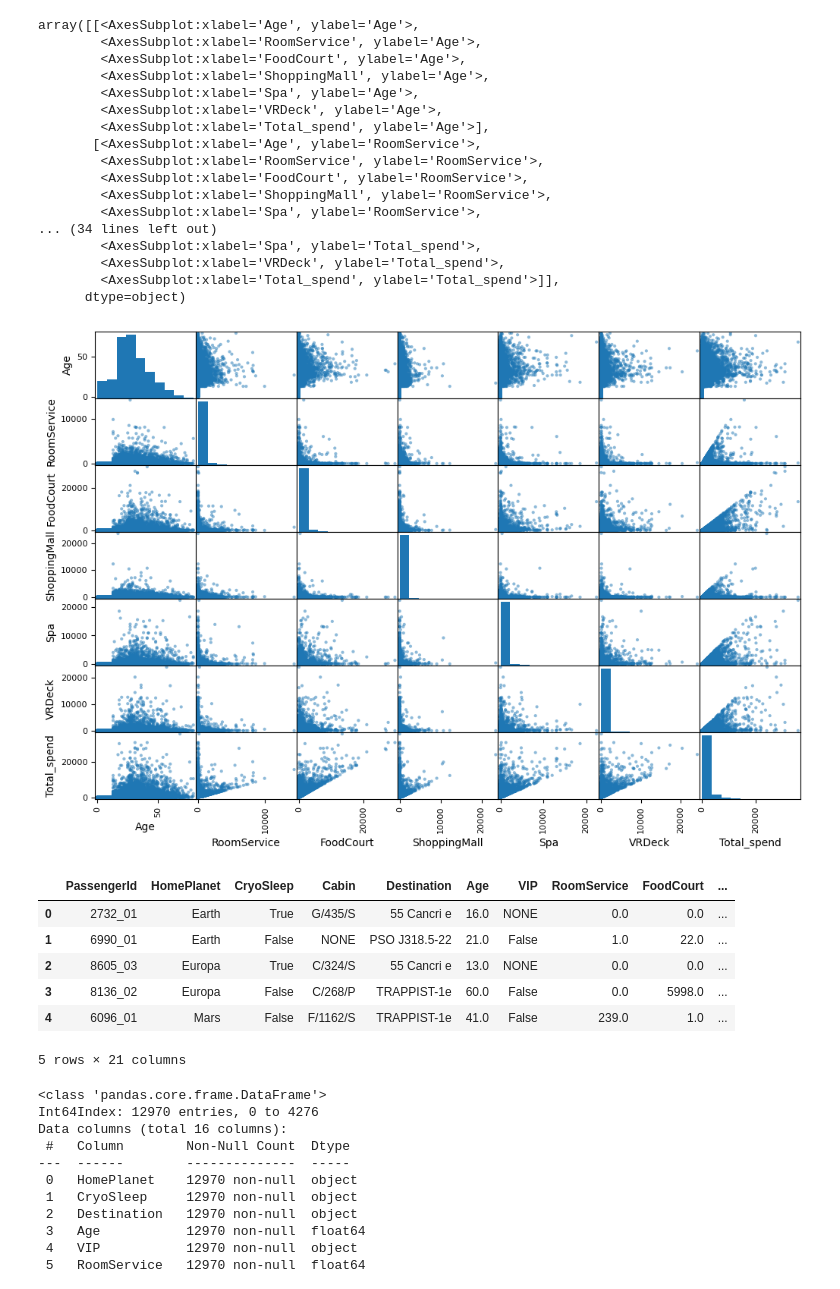
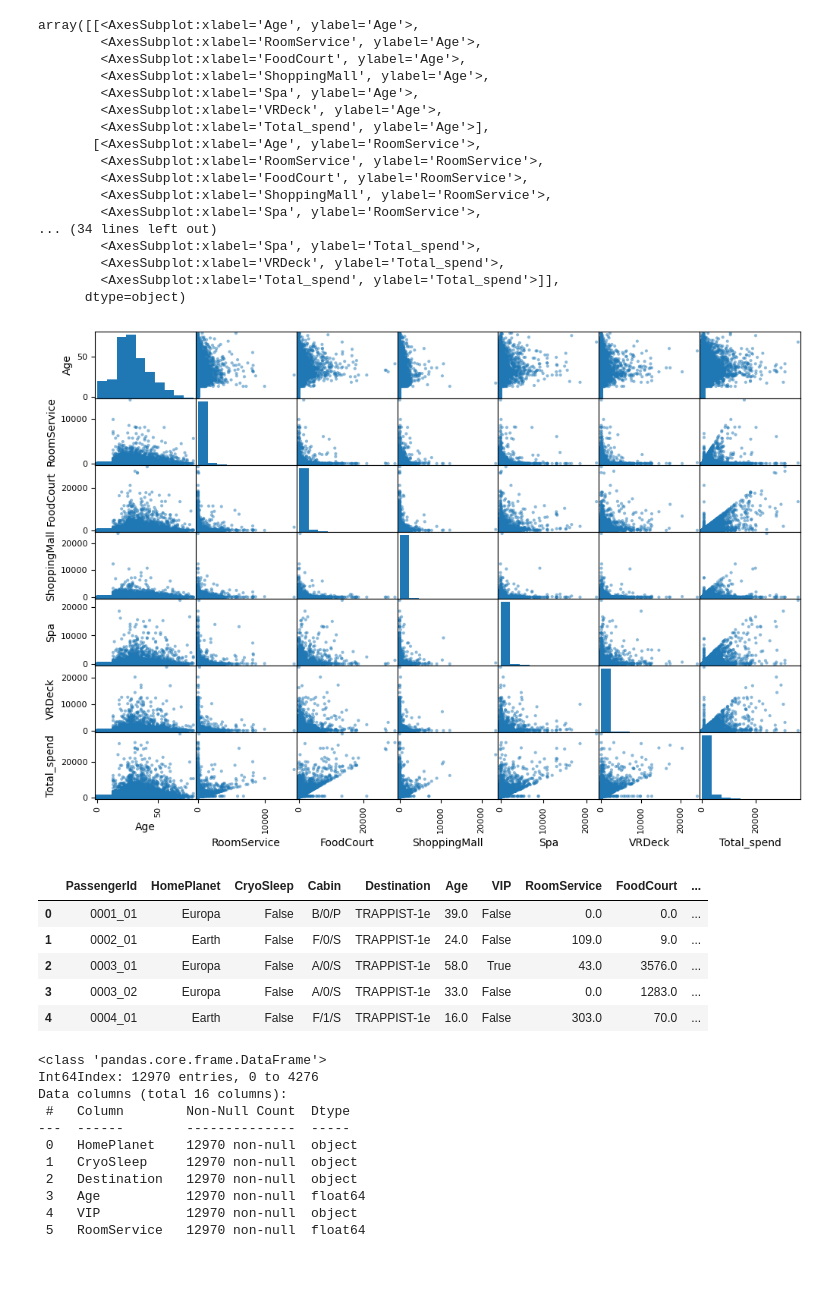
Before and after one commit to lshwed/kaggle_spaceship_titanic, a Jupyter notebook: analysis.ipynb, the cells around one changed output. Drawn from its saved outputs; the diff is of its cells as text; code cells hidden in the pictures.

```diff
--- a/analysis.ipynb
+++ b/analysis.ipynb
@@ -70,0 +99,4 @@ memory usage: 1.1+ MB
+# %%
+# fill in missing homeplanet values based on lastname
+home_planet_dict = train.groupby('last_name')['HomePlanet'].agg(pd.Series.mode).to_dict()
+train.HomePlanet = train.HomePlanet.fillna(train.last_name.map(home_planet_dict))
@@ -70,0 +113,3 @@ memory usage: 1.1+ MB
+# %%
+# makes sense that if the passenger is in Cryosleep they cannot spend
+train.loc[(train.CryoSleep.isna()) & (train.Total_spend == 0),'CryoSleep'] = True
@@ -123,10 +164,15 @@ sns.heatmap(
 def feature_engineer(df):
     df[['first_name','last_name']] = df.Name.str.split(' ', expand = True).iloc[:,0:2]
     df[['deck', 'num', 'side']] = df['Cabin'].str.split('/', expand=True)
+    df['Total_spend'] = df.RoomService + df.FoodCourt + df.ShoppingMall + df.Spa + df.VRDeck
+    # fill in missing homeplanet values based on lastname
+    home_planet_dict = df.groupby('last_name')['HomePlanet'].agg(pd.Series.mode).to_dict()
+    df.HomePlanet = df.HomePlanet.fillna(df.last_name.map(home_planet_dict))
+    # makes sense that if the passenger is in Cryosleep they cannot spend
+    df.loc[(df.CryoSleep.isna()) & (df.Total_spend == 0),'CryoSleep'] = True
     # fill numerical values with median
     for i in num_cols:
         df[i] = df[i].fillna(df[i].median())
-    df['Total_spend'] = df.RoomService + df.FoodCourt + df.ShoppingMall + df.Spa + df.VRDeck
     # fill categorical variables with NONE
     for i in cat_cols:
         df[i] = df[i].fillna('NONE')
@@ -135,48 +187,47 @@ def feature_engineer(df):
 # %%
-df = feature_engineer(df)
+train_df = feature_engineer(train)
 test_df = feature_engineer(test)
 
 # create full dataset with train and test to fit standardscaler and OHE
 full_data = pd.concat(
-        [df[features], test_df[features]],
+        [train_df[features], test_df[features]],
         axis = 0
     )
 # %%
 # another way to check correlations would be to use the scatter matrix attribute from pandas
 # as correlation only checks for linear relationships we need to see if anyother patterns exist
 from pandas.plotting import scatter_matrix
 
 # attributes = ['median_house_value','median_income','total_rooms','housing_median_age']
-scatter_matrix(df[num_cols], figsize = (12,8))
+scatter_matrix(train_df[num_cols], figsize = (12,8))
 # %% [output]
 array([[<AxesSubplot:xlabel='Age', ylabel='Age'>,
         <AxesSubplot:xlabel='RoomService', ylabel='Age'>,
         <AxesSubplot:xlabel='FoodCourt', ylabel='Age'>,
         <AxesSubplot:xlabel='ShoppingMall', ylabel='Age'>,
         <AxesSubplot:xlabel='Spa', ylabel='Age'>,
         <AxesSubplot:xlabel='VRDeck', ylabel='Age'>,
         <AxesSubplot:xlabel='Total_spend', ylabel='Age'>],
        [<AxesSubplot:xlabel='Age', ylabel='RoomService'>,
         <AxesSubplot:xlabel='RoomService', ylabel='RoomService'>,
         <AxesSubplot:xlabel='FoodCourt', ylabel='RoomService'>,
         <AxesSubplot:xlabel='ShoppingMall', ylabel='RoomService'>,
         <AxesSubplot:xlabel='Spa', ylabel='RoomService'>,
 ... (34 lines left out)
         <AxesSubplot:xlabel='Spa', ylabel='Total_spend'>,
         <AxesSubplot:xlabel='VRDeck', ylabel='Total_spend'>,
         <AxesSubplot:xlabel='Total_spend', ylabel='Total_spend'>]],
       dtype=object)
-[figure, old version]
+[figure, new version]
 # %%
-df.head()
+train_df.head()
 # %% [output]
 |  | PassengerId | HomePlanet | CryoSleep | Cabin | Destination | Age | VIP | RoomService | FoodCourt | ... |
-| 0 | 2732_01 | Earth | True | G/435/S | 55 Cancri e | 16.0 | NONE | 0.0 | 0.0 | ... |
-| 1 | 6990_01 | Earth | False | NONE | PSO J318.5-22 | 21.0 | False | 1.0 | 22.0 | ... |
-| 2 | 8605_03 | Europa | True | C/324/S | 55 Cancri e | 13.0 | NONE | 0.0 | 0.0 | ... |
-| 3 | 8136_02 | Europa | False | C/268/P | TRAPPIST-1e | 60.0 | False | 0.0 | 5998.0 | ... |
-| 4 | 6096_01 | Mars | False | F/1162/S | TRAPPIST-1e | 41.0 | False | 239.0 | 1.0 | ... |
+| 0 | 0001_01 | Europa | False | B/0/P | TRAPPIST-1e | 39.0 | False | 0.0 | 0.0 | ... |
+| 1 | 0002_01 | Earth | False | F/0/S | TRAPPIST-1e | 24.0 | False | 109.0 | 9.0 | ... |
+| 2 | 0003_01 | Europa | False | A/0/S | TRAPPIST-1e | 58.0 | True | 43.0 | 3576.0 | ... |
+| 3 | 0003_02 | Europa | False | A/0/S | TRAPPIST-1e | 33.0 | False | 0.0 | 1283.0 | ... |
+| 4 | 0004_01 | Earth | False | F/1/S | TRAPPIST-1e | 16.0 | False | 303.0 | 70.0 | ... |
-5 rows × 21 columns
 # %%
 full_data.info()
 # %% [output]
```
Also changed, not shown: parts of 39 cells of this notebook, 8 other files.
